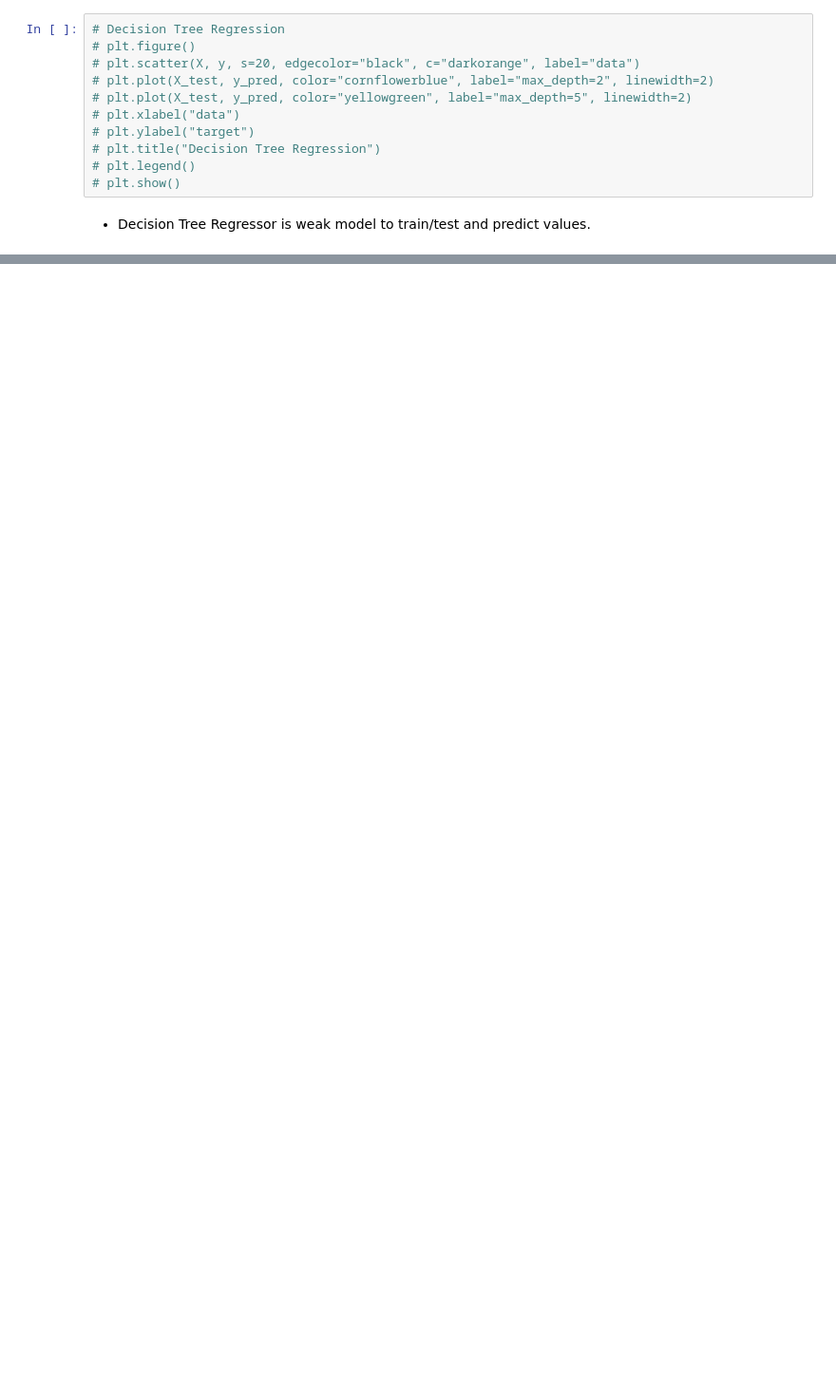
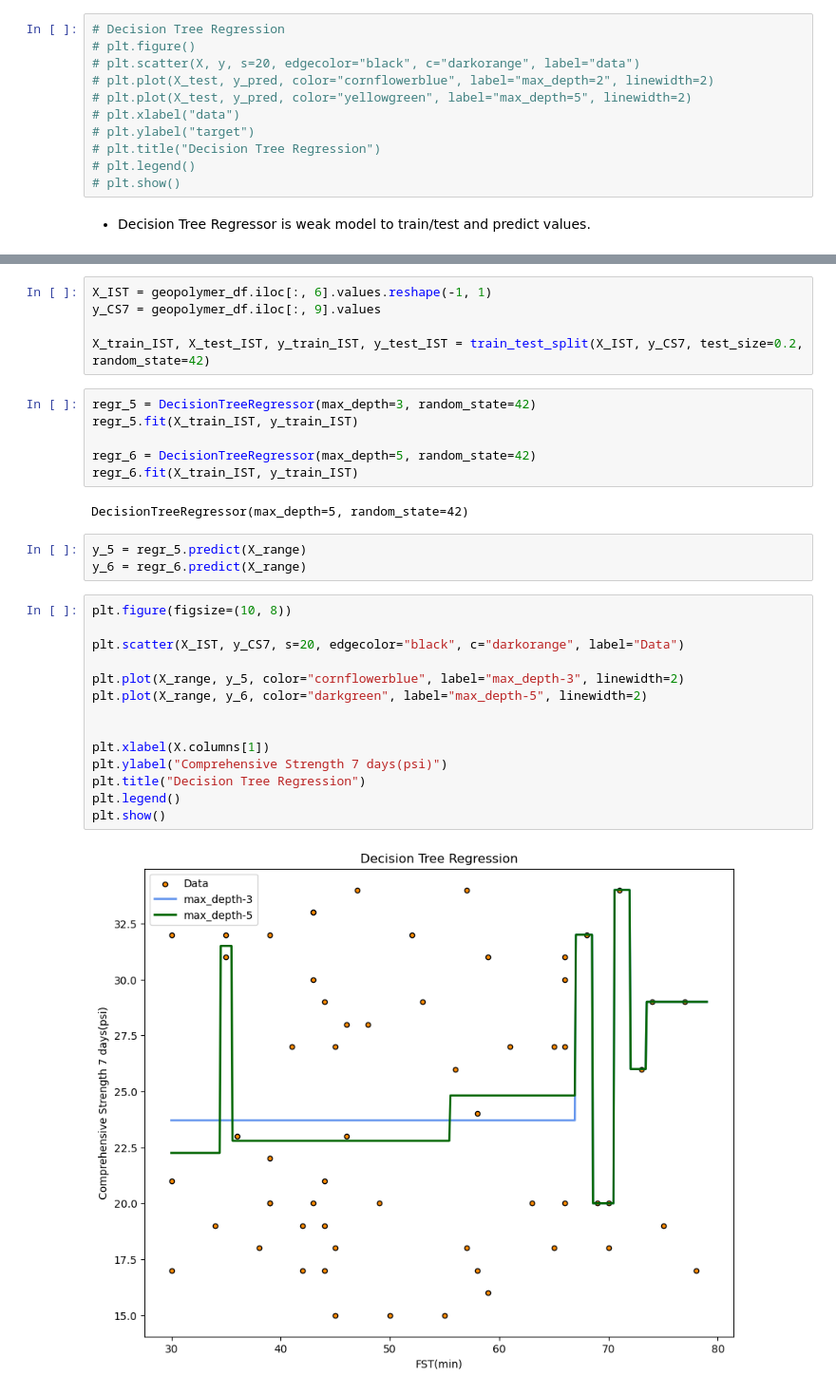
Before and after one commit to uofl-sbabb/DecisionTree, a Jupyter notebook: DecisionTreeRegressor/DecisionTreeRegressor.ipynb, the cells around one changed output, grey strips where cells are left out. Shown at 95% size. Saved outputs shown, nothing was run; the diff lists cells and outputs as text; blank space fills up the shorter version.

```diff
--- a/DecisionTreeRegressor/DecisionTreeRegressor.ipynb
+++ b/DecisionTreeRegressor/DecisionTreeRegressor.ipynb
@@ -351,0 +387,32 @@ plt.show()
+# %%
+X_IST = geopolymer_df.iloc[:, 6].values.reshape(-1, 1)
+y_CS7 = geopolymer_df.iloc[:, 9].values
+
+X_train_IST, X_test_IST, y_train_IST, y_test_IST = train_test_split(X_IST, y_CS7, test_size=0.2, random_state=42)
+# %%
+regr_5 = DecisionTreeRegressor(max_depth=3, random_state=42)
+regr_5.fit(X_train_IST, y_train_IST)
+
+regr_6 = DecisionTreeRegressor(max_depth=5, random_state=42)
+regr_6.fit(X_train_IST, y_train_IST)
+# %% [output]
+DecisionTreeRegressor(max_depth=5, random_state=42)
+# %%
+y_5 = regr_5.predict(X_range)
+y_6 = regr_6.predict(X_range)
+# %%
+plt.figure(figsize=(10, 8))
+
+plt.scatter(X_IST, y_CS7, s=20, edgecolor="black", c="darkorange", label="Data")
+
+plt.plot(X_range, y_5, color="cornflowerblue", label="max_depth-3", linewidth=2)
+plt.plot(X_range, y_6, color="darkgreen", label="max_depth-5", linewidth=2)
+
+
+plt.xlabel(X.columns[1])
+plt.ylabel("Comprehensive Strength 7 days(psi)")
+plt.title("Decision Tree Regression")
+plt.legend()
+plt.show()
+# %% [output]
+[figure, added]
```
Also changed, not shown: parts of 45 cells of this notebook.
